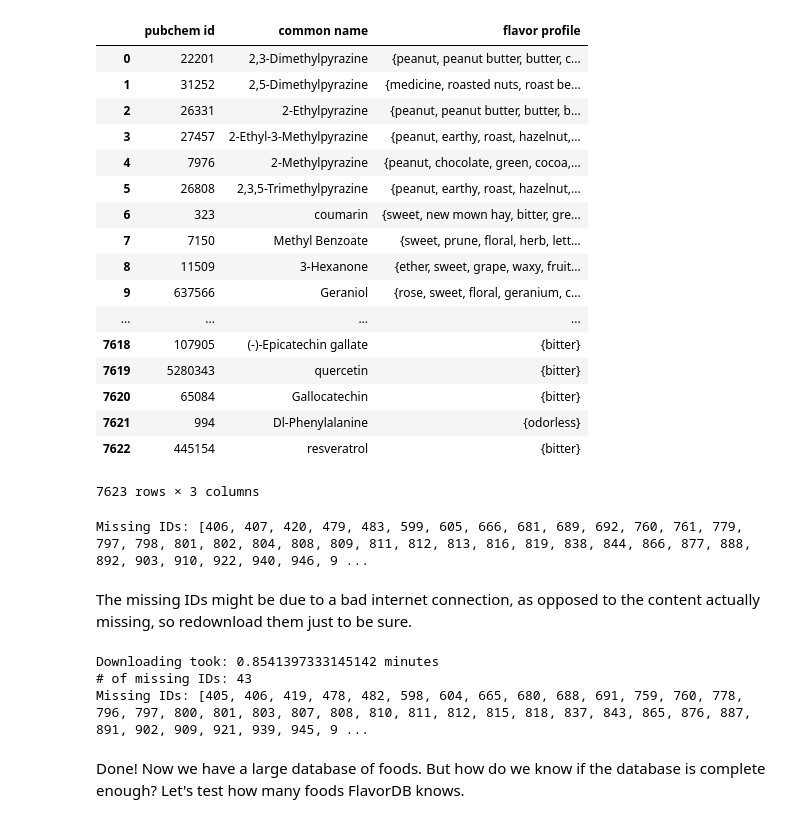
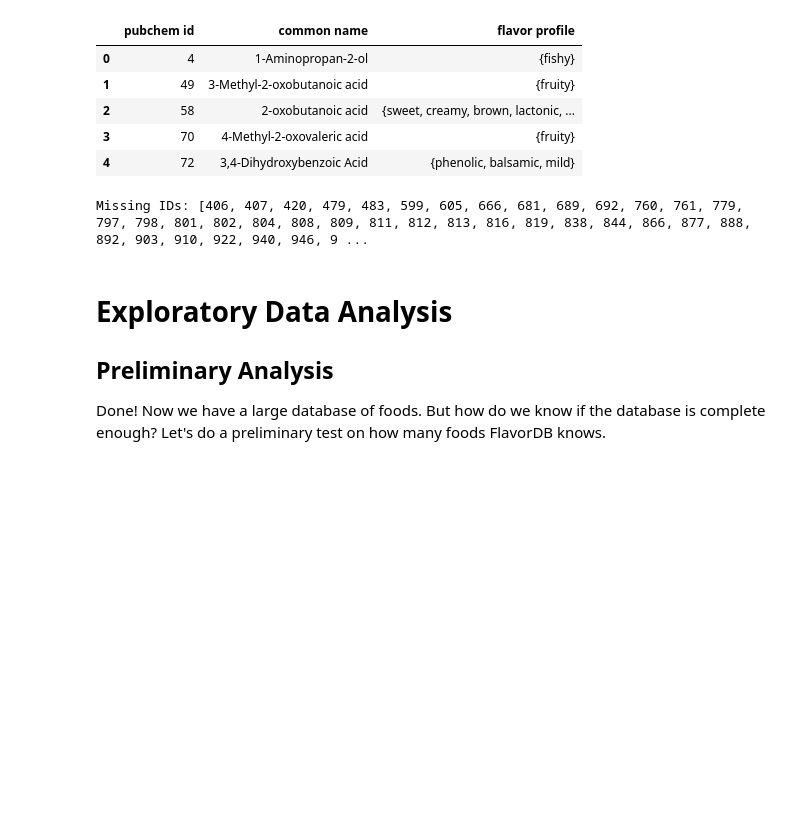
Before and after one commit to vchoo/vchoo.github.io, a Jupyter notebook: food-tutorial.ipynb, the cells around one changed output. Cells and saved outputs as stored; diff of their text form; code cells hidden in the pictures; blank space fills up the shorter version.

```diff
--- a/food-tutorial.ipynb
+++ b/food-tutorial.ipynb
@@ -63,14 +101,19 @@ def molecules_df_cols():
 # %%
 def clean_flavordb_dataframes(flavor_df, molecules_df):
+    """
+    Helps ensure consistent intra-column typing and converts all strings to lowercase.
+    """
     strtype = type('')
     settype = type(set())
 
+    # ensuring that these columns have type str
     for k in ['alias', 'scientific name', 'category']:
         flavor_df[k] = [
             elem.lower() if isinstance(elem, strtype) else ''
             for elem in flavor_df[k]
         ]
 
+    # ensuring that these columns are always a set of str
     flavor_df['synonyms'] = [
         elem if isinstance(elem, settype) else (
             set(elem.lower().split(', ') if isinstance(elem, strtype) else [''])
@@ -83,4 +126,7 @@ def clean_flavordb_dataframes(flavor_df, molecules_df):
         for elem in molecules_df['flavor profile']
     ]
 
-    return flavor_df, molecules_df
+    return [
+        flavor_df.groupby('entity id').first().reset_index(),
+        molecules_df.groupby('pubchem id').first().reset_index()
+    ]
@@ -87,6 +135,11 @@ def clean_flavordb_dataframes(flavor_df, molecules_df):
 # %%
 # generate dataframes from some of the JSON objects
 def get_flavordb_dataframes(start, end):
+    """
+    Download JSON data, converts it to DataFrames, and cleans them.
+
+    Returns DataFrames for both foods and molecules, as well as missing JSON entries.
+    """
     # make intermediate values to make dataframes from
     flavordb_data = []
     molecules_dict = {}
@@ -95,18 +148,19 @@ def get_flavordb_dataframes(start, end):
     flavordb_cols = flavordb_entity_cols()
 
     for i in range(start, end):
-        # get the ith food entity, as a JSON dict
+        # we use a try-except here because some of the JSON pages are missing
         try:
+            # 1: Find the JSON file. Gets the ith food entity, as a JSON dict
             fdbe = get_flavordb_entity(i + 1)
 
             # get only the relevant fields (columns) of the dict
             flavordb_series = [fdbe[k] for k in flavordb_cols[:-1]]
-            flavordb_series.append(
+            flavordb_series.append( # convert the field to a set
                 set([m['pubchem_id'] for m in fdbe['molecules']])
             )
             flavordb_data.append(flavordb_series)
 
-            # update the molecules database with the data in 'molecules' field
+            # update the molecules dataframe with the data in 'molecules' field
             for m in fdbe['molecules']:
                 if m['pubchem_id'] not in molecules_dict:
                     molecules_dict[m['pubchem_id']] = [
@@ -120,7 +174,6 @@ def get_flavordb_dataframes(start, end):
                 raise RuntimeError(
                     'Error while fetching JSON object from ' + flavordb_entity_url(x)
                 ) from e
-
 
     # generate the dataframes
     flavordb_df = pd.DataFrame(
@@ -144,17 +197,21 @@ It takes a while to download all of these JSON files, so make sure to save your
 # %%
 # updates & saves the download progress of your dataframes
 def update_flavordb_dataframes(df0, df1, ranges):
+    """
+    Adds more data to the specified DataFrames, and saves them as CSV files.
+
+    If successful, returns the specified DataFrames, now updated, and any missing JSON files.
+    """
     df0_old = df0
     df1_old = df1
     missing_old = []
 
     # time how long it took to download the files
-    import time
     start = time.time()
 
-    # save the download progress in increments of 50 JSON files
+    # for each range in ranges, save your progress.
+    # don't continue with the program unless everything succeeds!
     try:
-        # as of today, it looks like FlavorDB has about 1000 distinct entities
         for a, b in ranges:
             df0_new, df1_new, missing_new = get_flavordb_dataframes(a, b)
 
@@ -186,6 +246,9 @@ While downloading the JSON files, you'll notice that some of them are missing du
 # %%
 # get the missing entries
 def missing_entity_ids(flavor_df):
+    """
+    Get the IDs of the missing JSON entries for this particular food DataFrame.
+    """
     out = []
     entity_id_set = set(flavor_df['entity id'])
     for i in range(1, 1 + max(entity_id_set)):
@@ -206,5 +269,4 @@ def load_db():
     df1['flavor profile'] = [eval(x) for x in df1['flavor profile']]
 
     df0, df1 = clean_flavordb_dataframes(df0, df1)
-
     return df0, df1, missing_entity_ids(df0)
@@ -236,41 +288,22 @@ flavor_df
 # %%
-molecules_df
+molecules_df.head()
 # %% [output]
 |  | pubchem id | common name | flavor profile |
-| 0 | 22201 | 2,3-Dimethylpyrazine | {peanut, peanut butter, butter, c... |
-| 1 | 31252 | 2,5-Dimethylpyrazine | {medicine, roasted nuts, roast be... |
-| 2 | 26331 | 2-Ethylpyrazine | {peanut, peanut butter, butter, b... |
-| 3 | 27457 | 2-Ethyl-3-Methylpyrazine | {peanut, earthy, roast, hazelnut,... |
-| 4 | 7976 | 2-Methylpyrazine | {peanut, chocolate, green, cocoa,... |
-| 5 | 26808 | 2,3,5-Trimethylpyrazine | {peanut, earthy, roast, hazelnut,... |
-| 6 | 323 | coumarin | {sweet, new mown hay, bitter, gre... |
-| 7 | 7150 | Methyl Benzoate | {sweet, prune, floral, herb, lett... |
-| 8 | 11509 | 3-Hexanone | {ether, sweet, grape, waxy, fruit... |
-| 9 | 637566 | Geraniol | {rose, sweet, floral, geranium, c... |
-| ... | ... | ... | ... |
-| 7618 | 107905 | (-)-Epicatechin gallate | {bitter} |
-| 7619 | 5280343 | quercetin | {bitter} |
-| 7620 | 65084 | Gallocatechin | {bitter} |
-| 7621 | 994 | Dl-Phenylalanine | {odorless} |
-| 7622 | 445154 | resveratrol | {bitter} |
+| 0 | 4 | 1-Aminopropan-2-ol | {fishy} |
+| 1 | 49 | 3-Methyl-2-oxobutanoic acid | {fruity} |
+| 2 | 58 | 2-oxobutanoic acid | {sweet, creamy, brown, lactonic, ... |
+| 3 | 70 | 4-Methyl-2-oxovaleric acid | {fruity} |
+| 4 | 72 | 3,4-Dihydroxybenzoic Acid | {phenolic, balsamic, mild} |
-7623 rows × 3 columns
 # %%
 print('Missing IDs: ' + str(missing_ids))
 # %% [output]
 Missing IDs: [406, 407, 420, 479, 483, 599, 605, 666, 681, 689, 692, 760, 761, 779, 797, 798, 801, 802, 804, 808, 809, 811, 812, 813, 816, 819, 838, 844, 866, 877, 888, 892, 903, 910, 922, 940, 946, 9 ...
-# %% [markdown]
-The missing IDs might be due to a bad internet connection, as opposed to the content actually missing, so redownload them just to be sure.
-# %%
-ranges = [(i-1, i) for i in missing_ids]
-flavor_df, molecules_df, missing_ids = update_flavordb_dataframes(flavor_df, molecules_df, ranges)
-print('# of missing IDs: ' + str(len(missing_ids)))
-print('Missing IDs: ' + str(missing_ids))
-# %% [output]
-Downloading took: 0.8541397333145142 minutes
-# of missing IDs: 43
-Missing IDs: [405, 406, 419, 478, 482, 598, 604, 665, 680, 688, 691, 759, 760, 778, 796, 797, 800, 801, 803, 807, 808, 810, 811, 812, 815, 818, 837, 843, 865, 876, 887, 891, 902, 909, 921, 939, 945, 9 ...
 # %% [markdown]
-Done! Now we have a large database of foods. But how do we know if the database is complete enough? Let's test how many foods FlavorDB knows.
+# Exploratory Data Analysis
+
+## Preliminary Analysis
+
+Done! Now we have a large database of foods. But how do we know if the database is complete enough? Let's do a preliminary test on how many foods FlavorDB knows.
 # %%
 foods = ['caramel', 'urchin', 'liver', 'haggis',
          'blood', 'cheese', 'pawpaw', 'rose',
```
Also changed, not shown: parts of 29 cells of this notebook.
